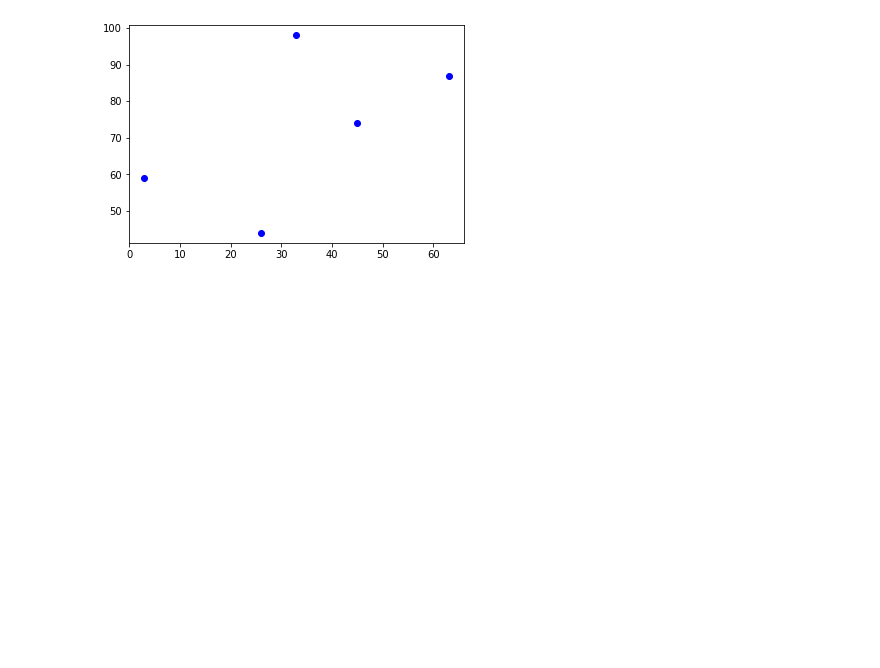
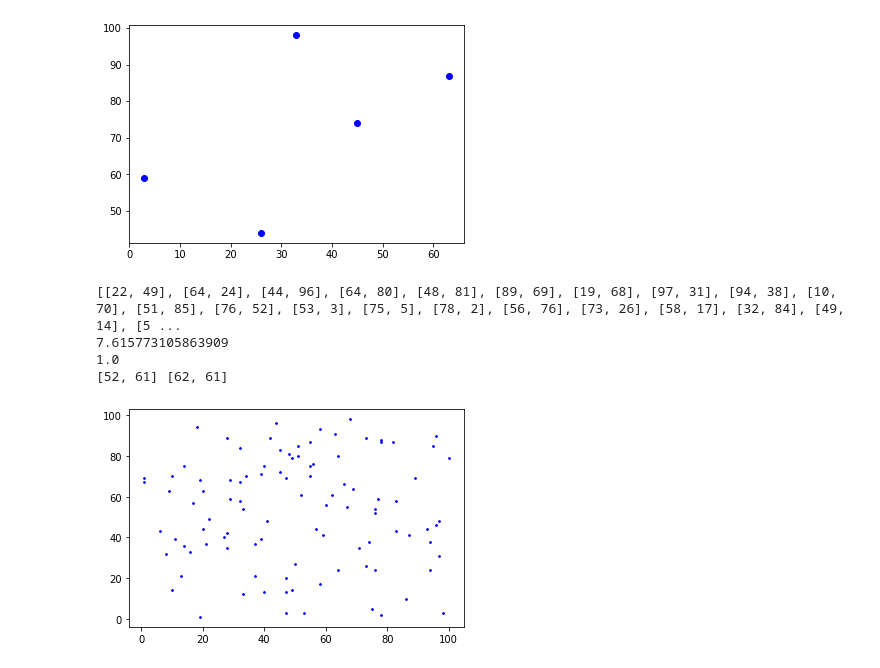
Before and after one commit to Sadash33/DyAA_1511_2022, a Jupyter notebook: Estrategias_Diseño.ipynb, the cells around one changed output. Drawn from its saved outputs; the diff is of its cells as text; code cells hidden in the pictures; blank space fills up the shorter version.

```diff
--- a/Estrategias_Diseño.ipynb
+++ b/Estrategias_Diseño.ipynb
@@ -101,3 +101,42 @@ for par in pares:
 # %% [output]
 [[45, 74], [26, 44], [63, 87], [33, 98], [3, 59]]
 [figure]
+# %%
+from matplotlib import pyplot as plt
+import random
+import math
+pares = []
+for i in range(100):
+  pares.append([random.randint(1, 100), random.randint(1, 100)])
+print(pares)
+
+for par in pares:
+  plt.scatter(par[0], par[1], s=3, c="b")
+
+def distancia(p1, p2):
+  dis = math.sqrt((pow(((p2[0]-p1[1])),2))+(pow(((p2[1]-p1[1])),2)))
+  return dis
+
+print(distancia([100, 34], [27, 37]))
+
+
+menor = 99999
+d = 0
+par_menor = []
+
+for i in  range(len(pares)):
+  for j in range(len(pares)):
+    d = distancia(pares[i], pares[j])
+    if d < menor and d != 0.0:
+      menor = d
+      par_menor.clear()
+      par_menor.append(pares[i])
+      par_menor.append(pares[j])
+print(menor)
+print(par_menor[0], par_menor[1])
+# %% [output]
+[[22, 49], [64, 24], [44, 96], [64, 80], [48, 81], [89, 69], [19, 68], [97, 31], [94, 38], [10, 70], [51, 85], [76, 52], [53, 3], [75, 5], [78, 2], [56, 76], [73, 26], [58, 17], [32, 84], [49, 14], [5 ...
+7.615773105863909
+1.0
+[52, 61] [62, 61]
+[figure, added]
```
